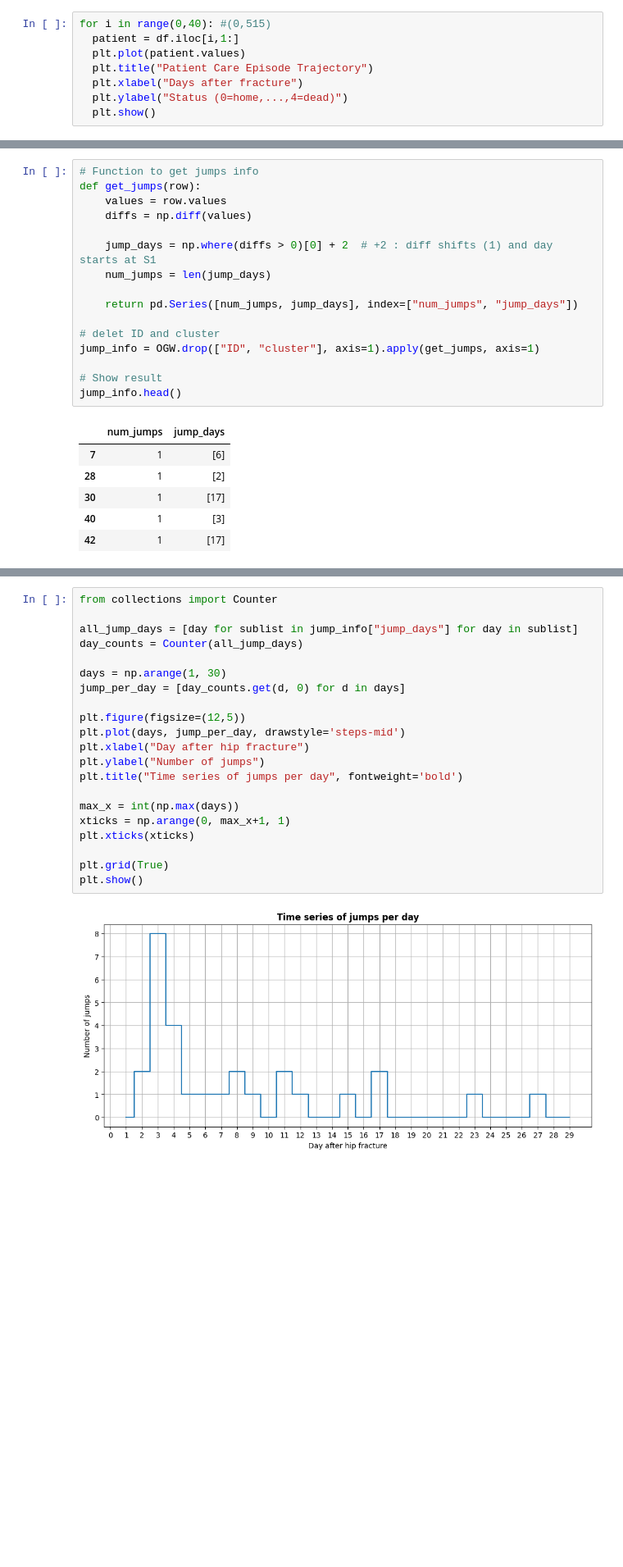
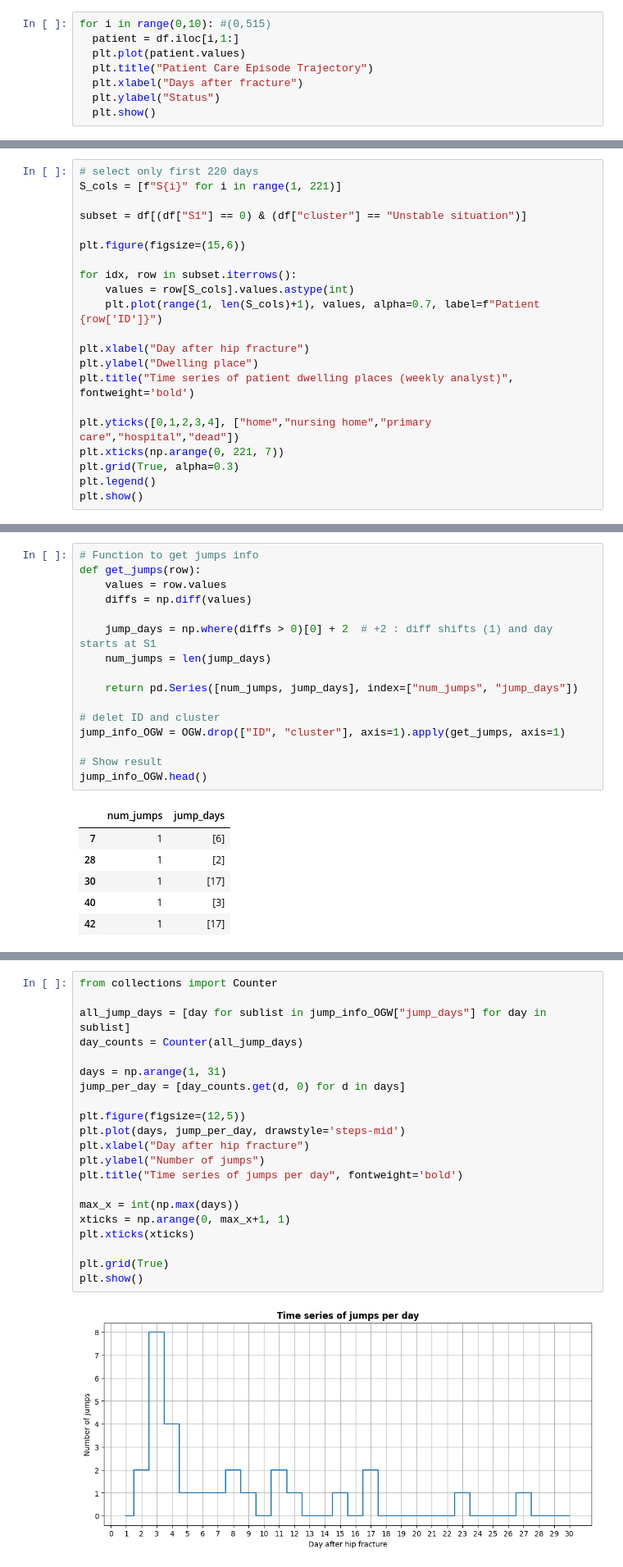
Before and after one commit to SaraGhR/hip-fracture-care-episodes, a Jupyter notebook: hip_fracture_analyzing_clustering.ipynb, the cells around one changed output, grey strips where cells are left out. Shown at 82% size. Drawn from its saved outputs; the diff is of its cells as text; blank space fills up the shorter version.

```diff
--- a/hip_fracture_analyzing_clustering.ipynb
+++ b/hip_fracture_analyzing_clustering.ipynb
@@ -22,9 +18,9 @@ df.shape
 # %%
-for i in range(0,40): #(0,515)
+for i in range(0,10): #(0,515)
   patient = df.iloc[i,1:]
   plt.plot(patient.values)
   plt.title("Patient Care Episode Trajectory")
   plt.xlabel("Days after fracture")
-  plt.ylabel("Status (0=home,...,4=dead)")
+  plt.ylabel("Status")
   plt.show()
 # %% [output]
@@ -142,0 +206,21 @@ Name: count, dtype: int64
+# %%
+# select only first 220 days
+S_cols = [f"S{i}" for i in range(1, 221)]
+
+subset = df[(df["S1"] == 0) & (df["cluster"] == "Unstable situation")]
+
+plt.figure(figsize=(15,6))
+
+for idx, row in subset.iterrows():
+    values = row[S_cols].values.astype(int)
+    plt.plot(range(1, len(S_cols)+1), values, alpha=0.7, label=f"Patient {row['ID']}")
+
+plt.xlabel("Day after hip fracture")
+plt.ylabel("Dwelling place")
+plt.title("Time series of patient dwelling places (weekly analyst)", fontweight='bold')
+
+plt.yticks([0,1,2,3,4], ["home","nursing home","primary care","hospital","dead"])
+plt.xticks(np.arange(0, 221, 7))
+plt.grid(True, alpha=0.3)
+plt.legend()
+plt.show()
@@ -167,10 +257,10 @@ def get_jumps(row):
     return pd.Series([num_jumps, jump_days], index=["num_jumps", "jump_days"])
 
 # delet ID and cluster
-jump_info = OGW.drop(["ID", "cluster"], axis=1).apply(get_jumps, axis=1)
+jump_info_OGW = OGW.drop(["ID", "cluster"], axis=1).apply(get_jumps, axis=1)
 
 # Show result
-jump_info.head()
+jump_info_OGW.head()
 # %% [output]
 |  | num_jumps | jump_days |
 | 7 | 1 | [6] |
@@ -210,23 +347,23 @@ plt.show()
 # %%
 from collections import Counter
 
-all_jump_days = [day for sublist in jump_info["jump_days"] for day in sublist]
+all_jump_days = [day for sublist in jump_info_OGW["jump_days"] for day in sublist]
 day_counts = Counter(all_jump_days)
 
-days = np.arange(1, 30)
+days = np.arange(1, 31)
 jump_per_day = [day_counts.get(d, 0) for d in days]
 
 plt.figure(figsize=(12,5))
 plt.plot(days, jump_per_day, drawstyle='steps-mid')
 plt.xlabel("Day after hip fracture")
 plt.ylabel("Number of jumps")
 plt.title("Time series of jumps per day", fontweight='bold')
 
 max_x = int(np.max(days))
 xticks = np.arange(0, max_x+1, 1)
 plt.xticks(xticks)
 
 plt.grid(True)
 plt.show()
 # %% [output]
-[figure, old version]
+[figure, new version]
```
Also changed, not shown: parts of 86 cells of this notebook.
